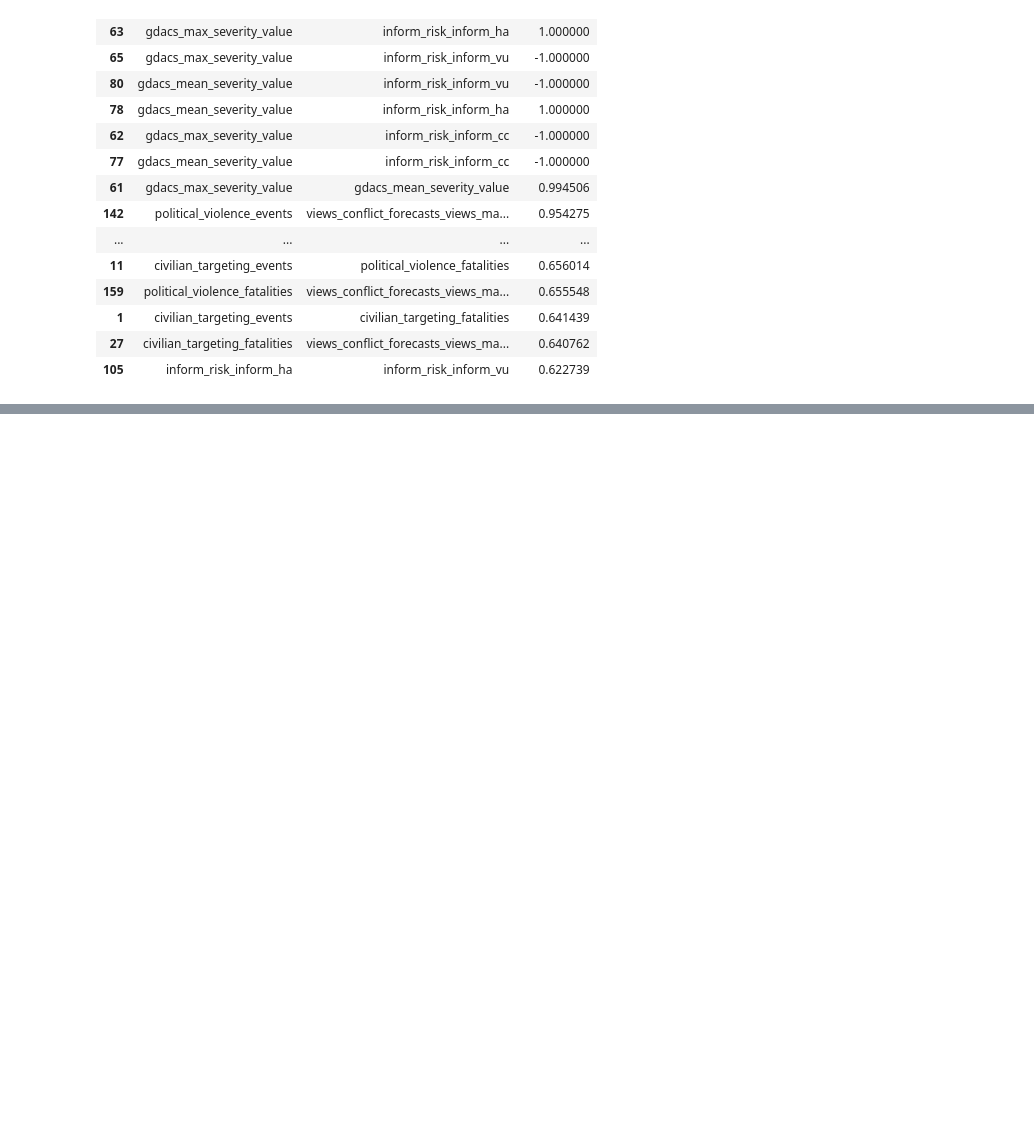
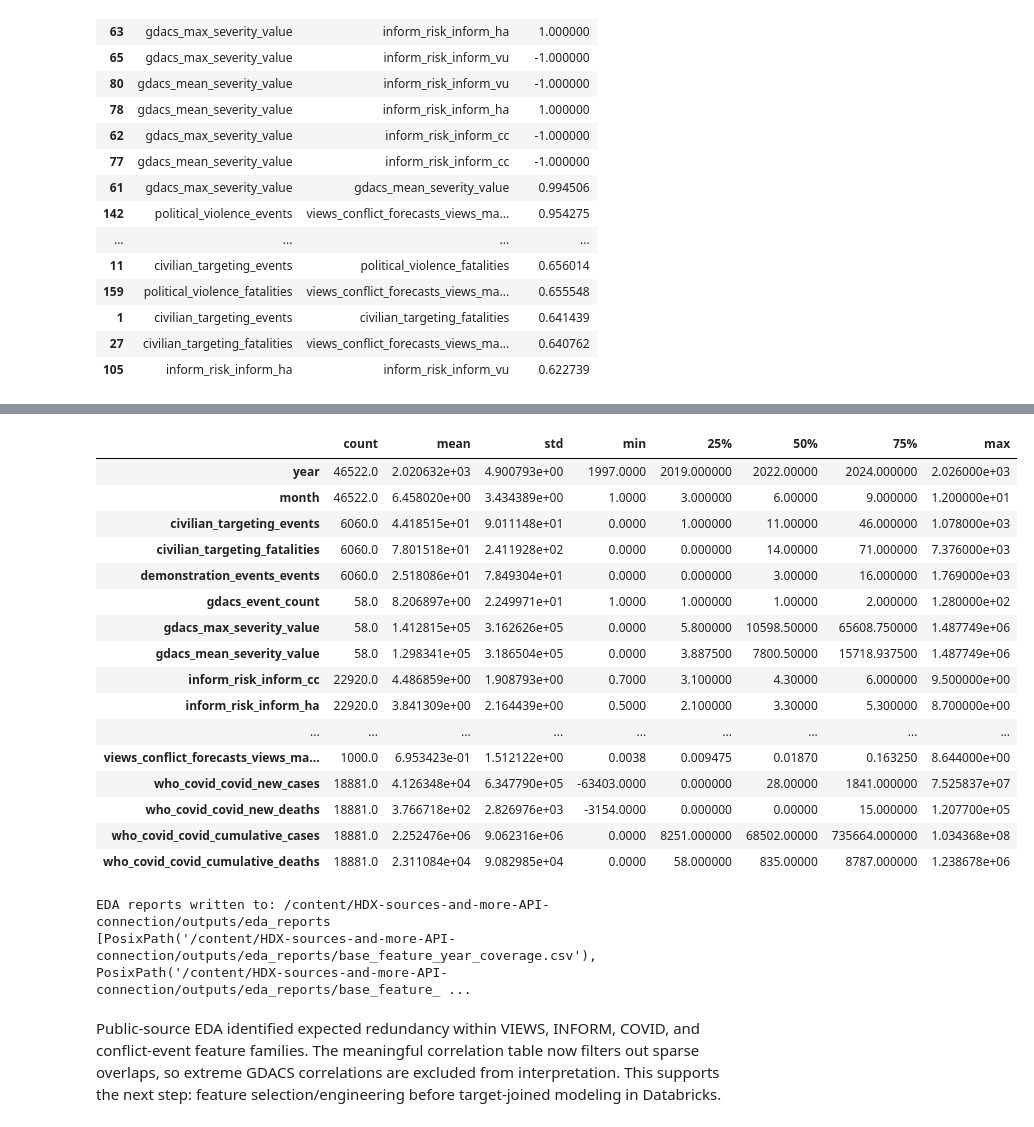
Before and after one commit to Arobnett/HDX-sources-and-more-API-connection, a Jupyter notebook: notebooks/04_eda_open_source.ipynb, the cells around one changed output, grey strips where cells are left out. Saved outputs shown, nothing was run; the diff lists cells and outputs as text; code cells hidden in the pictures; blank space fills up the shorter version.

```diff
--- a/notebooks/04_eda_open_source.ipynb
+++ b/notebooks/04_eda_open_source.ipynb
@@ -197,0 +358,39 @@ correlations.sort_values('correlation', key=lambda s: s.abs(), ascending=False).
+# %%
+numeric_summary = base_features.select_dtypes(include="number").describe().T  # Summarize numeric features.
+
+numeric_summary.head(25)  # Preview numeric summary.
+# %% [output]
+|  | count | mean | std | min | 25% | 50% | 75% | max |
+| year | 46522.0 | 2.020632e+03 | 4.900793e+00 | 1997.0000 | 2019.000000 | 2022.00000 | 2024.000000 | 2.026000e+03 |
+| month | 46522.0 | 6.458020e+00 | 3.434389e+00 | 1.0000 | 3.000000 | 6.00000 | 9.000000 | 1.200000e+01 |
+| civilian_targeting_events | 6060.0 | 4.418515e+01 | 9.011148e+01 | 0.0000 | 1.000000 | 11.00000 | 46.000000 | 1.078000e+03 |
+| civilian_targeting_fatalities | 6060.0 | 7.801518e+01 | 2.411928e+02 | 0.0000 | 0.000000 | 14.00000 | 71.000000 | 7.376000e+03 |
+| demonstration_events_events | 6060.0 | 2.518086e+01 | 7.849304e+01 | 0.0000 | 0.000000 | 3.00000 | 16.000000 | 1.769000e+03 |
+| gdacs_event_count | 58.0 | 8.206897e+00 | 2.249971e+01 | 1.0000 | 1.000000 | 1.00000 | 2.000000 | 1.280000e+02 |
+| gdacs_max_severity_value | 58.0 | 1.412815e+05 | 3.162626e+05 | 0.0000 | 5.800000 | 10598.50000 | 65608.750000 | 1.487749e+06 |
+| gdacs_mean_severity_value | 58.0 | 1.298341e+05 | 3.186504e+05 | 0.0000 | 3.887500 | 7800.50000 | 15718.937500 | 1.487749e+06 |
+| inform_risk_inform_cc | 22920.0 | 4.486859e+00 | 1.908793e+00 | 0.7000 | 3.100000 | 4.30000 | 6.000000 | 9.500000e+00 |
+| inform_risk_inform_ha | 22920.0 | 3.841309e+00 | 2.164439e+00 | 0.5000 | 2.100000 | 3.30000 | 5.300000 | 8.700000e+00 |
+| ... | ... | ... | ... | ... | ... | ... | ... | ... |
+| views_conflict_forecasts_views_ma... | 1000.0 | 6.953423e-01 | 1.512122e+00 | 0.0038 | 0.009475 | 0.01870 | 0.163250 | 8.644000e+00 |
+| who_covid_covid_new_cases | 18881.0 | 4.126348e+04 | 6.347790e+05 | -63403.0000 | 0.000000 | 28.00000 | 1841.000000 | 7.525837e+07 |
+| who_covid_covid_new_deaths | 18881.0 | 3.766718e+02 | 2.826976e+03 | -3154.0000 | 0.000000 | 0.00000 | 15.000000 | 1.207700e+05 |
+| who_covid_covid_cumulative_cases | 18881.0 | 2.252476e+06 | 9.062316e+06 | 0.0000 | 8251.000000 | 68502.00000 | 735664.000000 | 1.034368e+08 |
+| who_covid_covid_cumulative_deaths | 18881.0 | 2.311084e+04 | 9.082985e+04 | 0.0000 | 58.000000 | 835.00000 | 8787.000000 | 1.238678e+06 |
+# %%
+EDA_DIR = OUTPUTS_DIR / "eda_reports"  # Set EDA output folder.
+EDA_DIR.mkdir(parents=True, exist_ok=True)  # Create EDA output folder if needed.
+
+missingness.to_csv(EDA_DIR / "base_feature_missingness.csv", index=False)  # Save missingness report.
+coverage.to_csv(EDA_DIR / "base_feature_year_coverage.csv", index=False)  # Save year coverage report.
+country_coverage.to_csv(EDA_DIR / "base_feature_country_coverage.csv", index=False)  # Save country coverage report.
+numeric_summary.to_csv(EDA_DIR / "base_feature_numeric_summary.csv")  # Save numeric summary report.
+meaningful_correlations.to_csv(EDA_DIR / "base_feature_meaningful_correlations.csv", index=False)  # Save filtered correlations.
+
+print(f"EDA reports written to: {EDA_DIR}")  # Show output folder.
+print(list(EDA_DIR.glob("*.csv")))  # Confirm files written.
+# %% [output]
+EDA reports written to: /content/HDX-sources-and-more-API-connection/outputs/eda_reports
+[PosixPath('/content/HDX-sources-and-more-API-connection/outputs/eda_reports/base_feature_year_coverage.csv'), PosixPath('/content/HDX-sources-and-more-API-connection/outputs/eda_reports/base_feature_ ...
+# %% [markdown]
+Public-source EDA identified expected redundancy within VIEWS, INFORM, COVID, and conflict-event feature families. The meaningful correlation table now filters out sparse overlaps, so extreme GDACS correlations are excluded from interpretation. This supports the next step: feature selection/engineering before target-joined modeling in Databricks.
```
Also changed, not shown: parts of 8 cells of this notebook.
